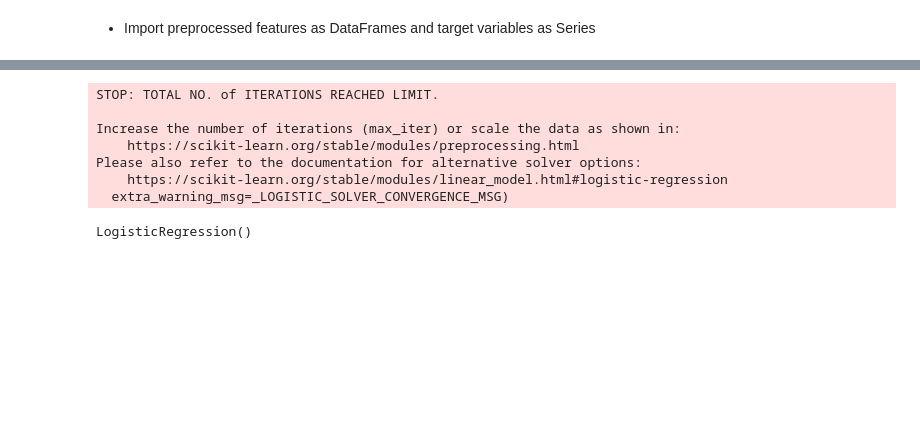
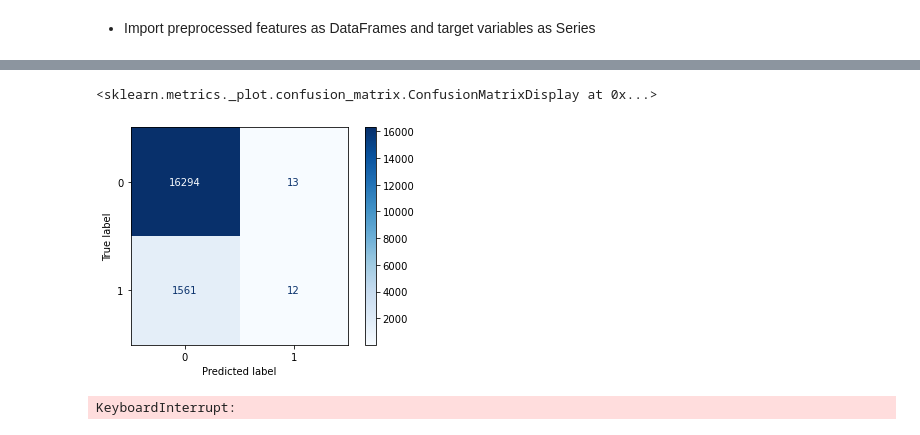
Before and after one commit to F4LLC0N3R/ML-Group-2---Diabetes, a Jupyter notebook: Logistic Regression.ipynb, the cells around one changed output, grey strips where cells are left out. Cells and saved outputs as stored; diff of their text form; code cells hidden in the pictures; blank space fills up the shorter version.

```diff
--- a/Logistic Regression.ipynb
+++ b/Logistic Regression.ipynb
@@ -36,0 +169,9 @@ y_train_smote = pd.read_csv('data/y_train_smote.csv', squeeze=True)
+# %%
+param_dist = {'logisticregression__solver': ['saga'],
+              'logisticregression__penalty': ['elasticnet', 'none'],
+              'logisticregression__l1_ratio': np.linspace(0, 1, 11), # try different elastic nets
+              'logisticregression__C': [0.001, 0.01, 0.1, 1, 10, 100, 1000, 10000], # vary regularization strength
+              'logisticregression__fit_intercept': [False, True],
+              'logisticregression__tol': [0.000001, 0.00001, 0.0001, 0.001, 0.01], # vary stopping threshold
+              'logisticregression__warm_start': [False, True],
+             }
@@ -36,0 +180,7 @@ y_train_smote = pd.read_csv('data/y_train_smote.csv', squeeze=True)
+# %%
+random_search = RandomizedSearchCV(estimator=pipe,
+                                   param_distributions = param_dist,
+                                   n_iter=15,
+                                   n_jobs=-1,
+                                   verbose=1)
+%time random_search.fit(X_train, y_train)
@@ -36,0 +253,5 @@ y_train_smote = pd.read_csv('data/y_train_smote.csv', squeeze=True)
+# %%
+plot_confusion_matrix(random_search.best_estimator_, X_test, y_test,cmap='Blues')
+# %% [output]
+<sklearn.metrics._plot.confusion_matrix.ConfusionMatrixDisplay at 0x...>
+[figure, added]
@@ -37,13 +266,4 @@ y_train_smote = pd.read_csv('data/y_train_smote.csv', squeeze=True)
 # %%
-clf = LogisticRegression()
-
-clf.fit(X_train, y_train)
+%time grid_search.fit(X_train, y_train)
 # %% [output]
-STOP: TOTAL NO. of ITERATIONS REACHED LIMIT.
-
-Increase the number of iterations (max_iter) or scale the data as shown in:
-    https://scikit-learn.org/stable/modules/preprocessing.html
-Please also refer to the documentation for alternative solver options:
-    https://scikit-learn.org/stable/modules/linear_model.html#logistic-regression
-  extra_warning_msg=_LOGISTIC_SOLVER_CONVERGENCE_MSG)
+KeyboardInterrupt:
-LogisticRegression()
```
Also changed, not shown: parts of 51 cells of this notebook.
